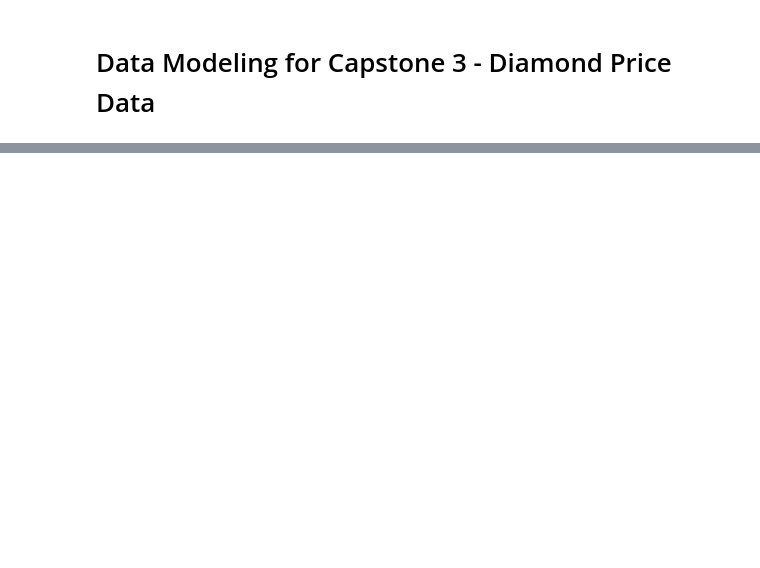
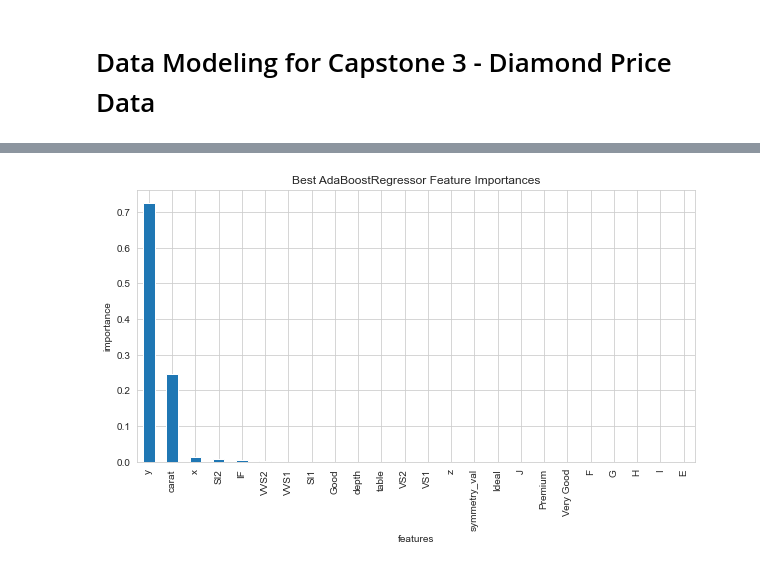
Before and after one commit to nnushart/Capstone3_DiamondPricePrediction, a Jupyter notebook: Notebooks/DataModeling_DiamondPrices.ipynb, the cells around one changed output, grey strips where cells are left out. Saved outputs shown, nothing was run; the diff lists cells and outputs as text; code cells hidden in the pictures; blank space fills up the shorter version.

```diff
--- a/Notebooks/DataModeling_DiamondPrices.ipynb
+++ b/Notebooks/DataModeling_DiamondPrices.ipynb
@@ -31,0 +436,13 @@ y_train.shape, y_test.shape
+# %%
+plt.subplots(figsize=(10, 5))
+
+imps_AdaB = clf_Ada.best_estimator_.named_steps.adaboostregressor.feature_importances_
+grb_feat_imps_AdaB = pd.Series(imps_AdaB, index=X_train.columns).sort_values(ascending=False)
+
+grb_feat_imps_AdaB.plot(kind='bar')
+
+plt.xlabel('features')
+plt.ylabel('importance')
+plt.title('Best AdaBoostRegressor Feature Importances');
+# %% [output]
+[figure, added]
```
Also changed, not shown: parts of 44 cells of this notebook, 2 other files.
